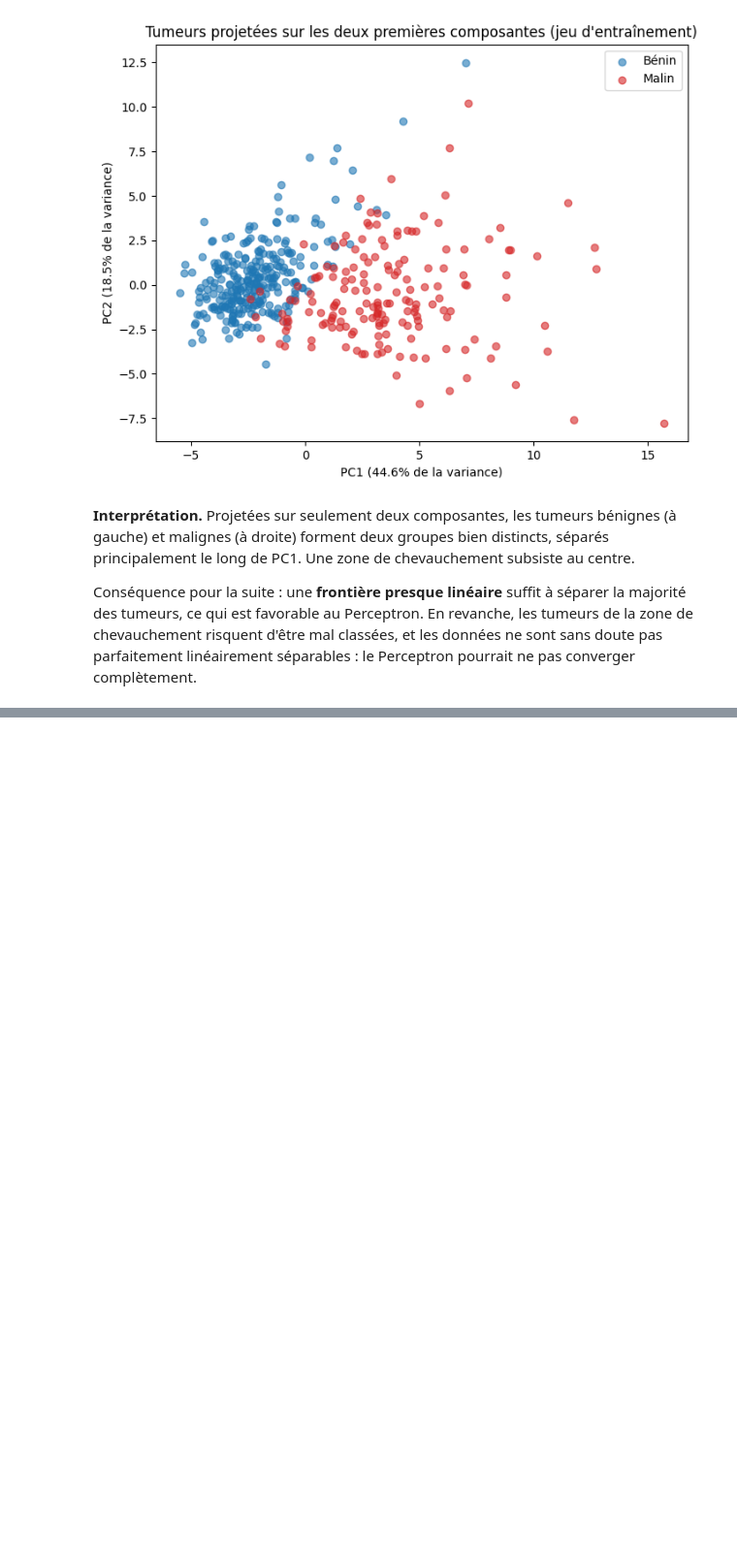
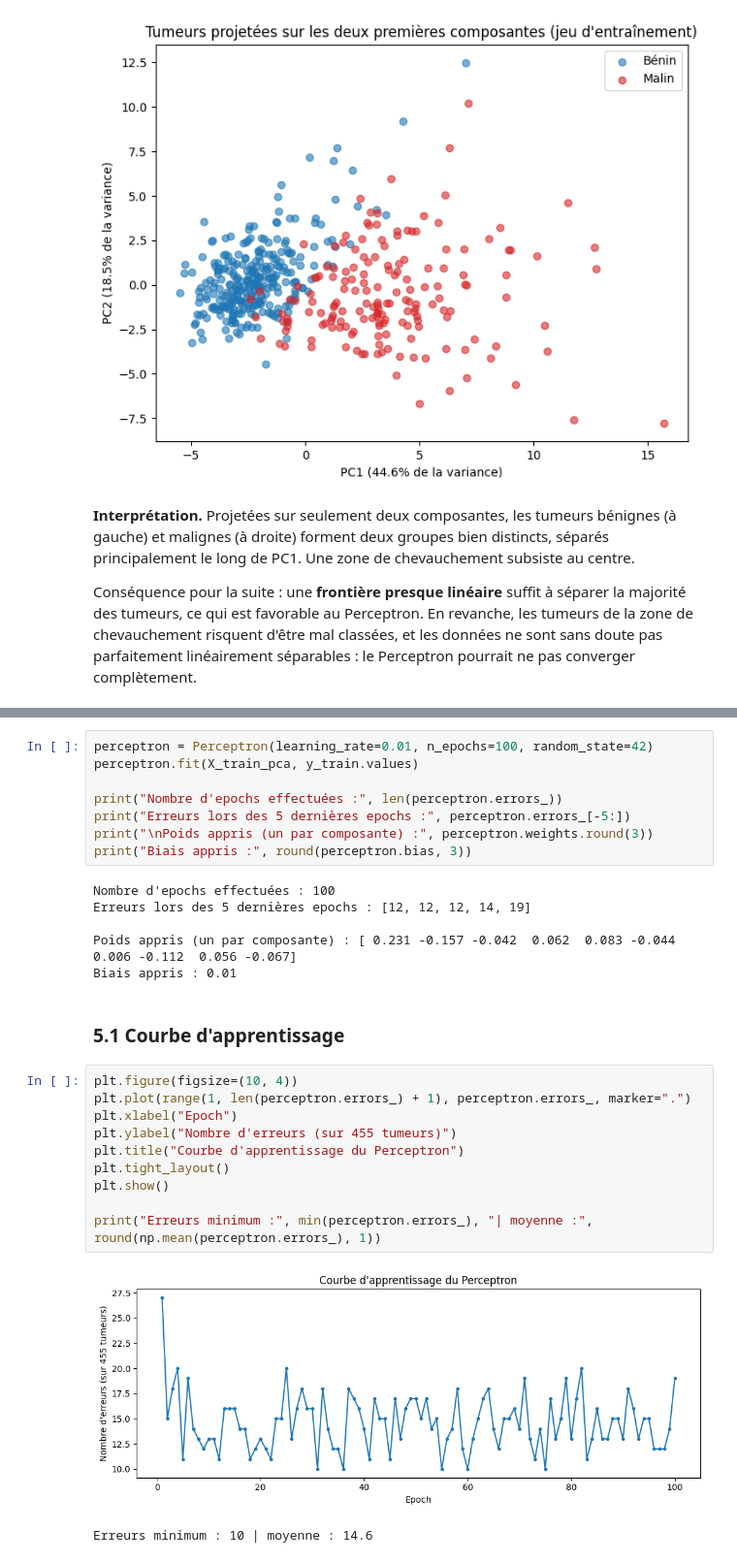
Before and after one commit to dina-yahiaoui/building-perceptron, a Jupyter notebook: notebook.ipynb, the cells around one changed output, grey strips where cells are left out. Shown at 97% size. Drawn from its saved outputs; the diff is of its cells as text; blank space fills up the shorter version.

```diff
--- a/notebook.ipynb
+++ b/notebook.ipynb
@@ -584,0 +595,29 @@ Conséquence pour la suite : une **frontière presque linéaire** suffit à sép
+# %%
+perceptron = Perceptron(learning_rate=0.01, n_epochs=100, random_state=42)
+perceptron.fit(X_train_pca, y_train.values)
+
+print("Nombre d'epochs effectuées :", len(perceptron.errors_))
+print("Erreurs lors des 5 dernières epochs :", perceptron.errors_[-5:])
+print("\nPoids appris (un par composante) :", perceptron.weights.round(3))
+print("Biais appris :", round(perceptron.bias, 3))
+# %% [output]
+Nombre d'epochs effectuées : 100
+Erreurs lors des 5 dernières epochs : [12, 12, 12, 14, 19]
+
+Poids appris (un par composante) : [ 0.231 -0.157 -0.042  0.062  0.083 -0.044  0.006 -0.112  0.056 -0.067]
+Biais appris : 0.01
+# %% [markdown]
+### 5.1 Courbe d'apprentissage
+# %%
+plt.figure(figsize=(10, 4))
+plt.plot(range(1, len(perceptron.errors_) + 1), perceptron.errors_, marker=".")
+plt.xlabel("Epoch")
+plt.ylabel("Nombre d'erreurs (sur 455 tumeurs)")
+plt.title("Courbe d'apprentissage du Perceptron")
+plt.tight_layout()
+plt.show()
+
+print("Erreurs minimum :", min(perceptron.errors_), "| moyenne :", round(np.mean(perceptron.errors_), 1))
+# %% [output]
+[figure, added]
+Erreurs minimum : 10 | moyenne : 14.6
```
Also changed, not shown: parts of 12 cells of this notebook.
